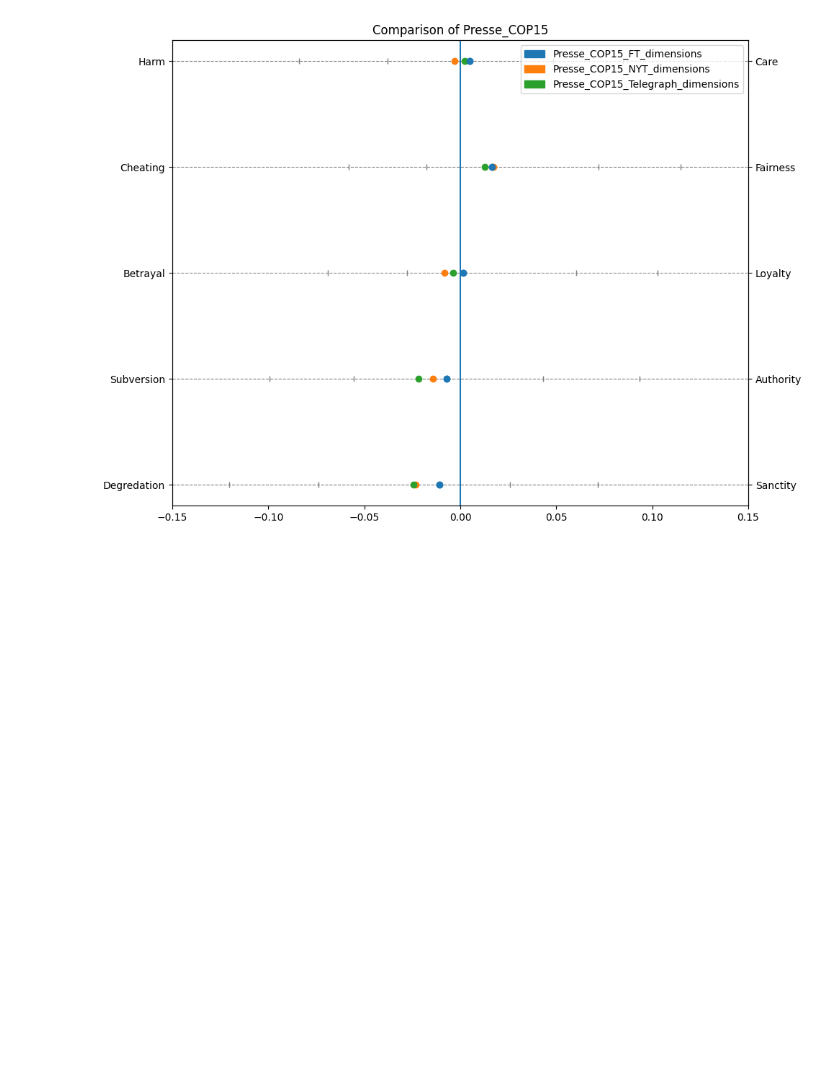
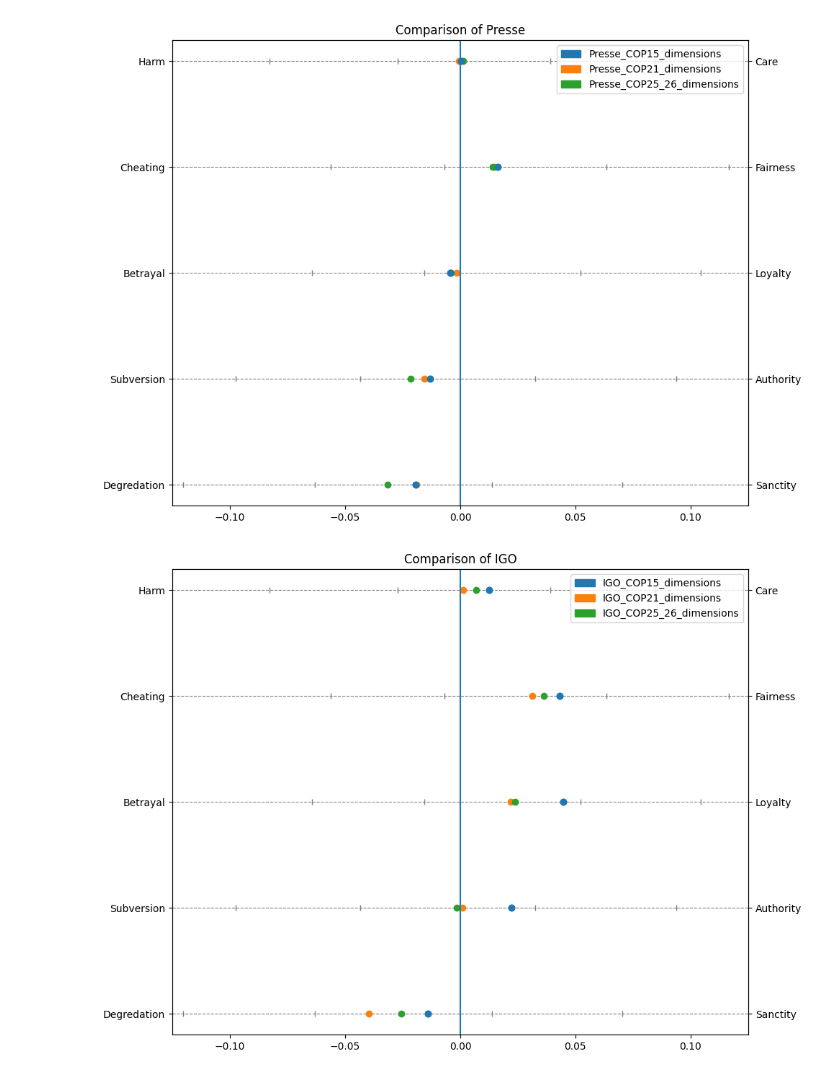
Before and after one commit to NicoOhler/wikipedia_framing_analysis, a Jupyter notebook: percentiles.ipynb, the cells around one changed output. Saved outputs shown, nothing was run; the diff lists cells and outputs as text; code cells hidden in the pictures; blank space fills up the shorter version.

Commit message:
Compare COP articles + percentiles

```diff
--- a/percentiles.ipynb
+++ b/percentiles.ipynb
@@ -250,0 +250,7 @@ def compare_by_prefix(file_prefix, directory, plot_directory="", percentiles=Non
+# %%
+group_by = ["Presse_COP15", "Presse_COP21", "Presse_COP25_26", "IGO_COP15", "IGO_COP21", "IGO_COP25_26", "NGO_COP15", "NGO_COP21", "NGO_COP25_26"]
+directory = "COP/dumps/cluster/dimensions/by_org"
+plot_directory = "COP/plots/cluster/dimensions_with_percentiles"
+percentiles = all_cop_reports.quantile([0.1, 0.3, 0.7, 0.9])
+for group in group_by:
+    compare_by_substring(group, directory, plot_directory, percentiles)
@@ -251,8 +267,10 @@ def compare_by_prefix(file_prefix, directory, plot_directory="", percentiles=Non
 # %%
-directory = "COP/dumps/cluster/dimensions/by_org"
-prefix = "Presse_COP15"
-plot_directory = "COP/plots/dimensions_with_percentiles"
-percentiles = all_cop_reports.quantile([0.1, 0.25, 0.75, 0.9] )
-compare_by_prefix(prefix, directory, plot_directory, percentiles)
+group_by = ["Presse", "IGO", "NGO"]
+directory = "COP/dumps/cluster/dimensions"
+plot_directory = "COP/plots/cluster/dimensions_with_percentiles"
+percentiles = all_cop_reports.quantile([0.1, 0.3, 0.7, 0.9])
+for group in group_by:
+    compare_by_substring(group, directory, plot_directory, percentiles)
 # %% [output]
-[figure, old version]
+[figure, new version]
+[figure, added]
```
Also changed, not shown: parts of 7 cells of this notebook, 27 other files.
